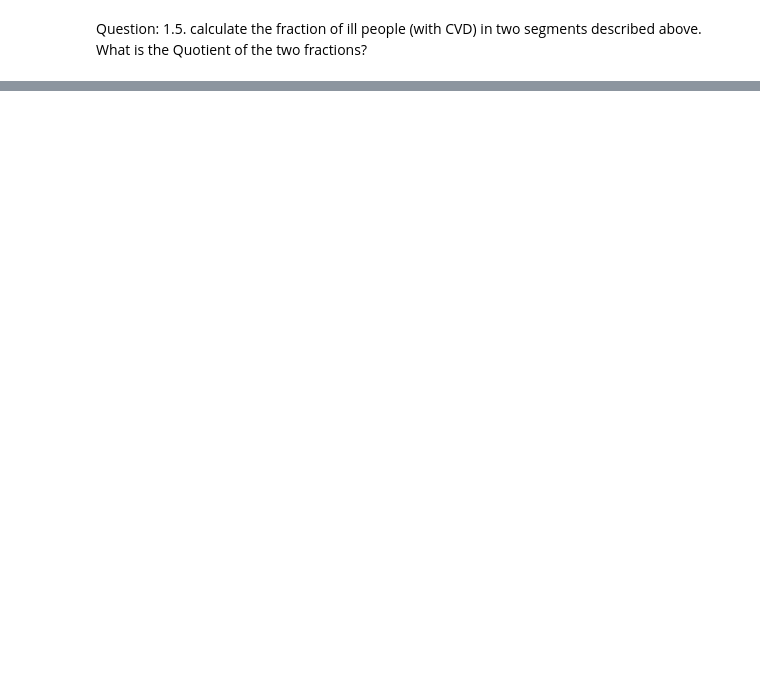
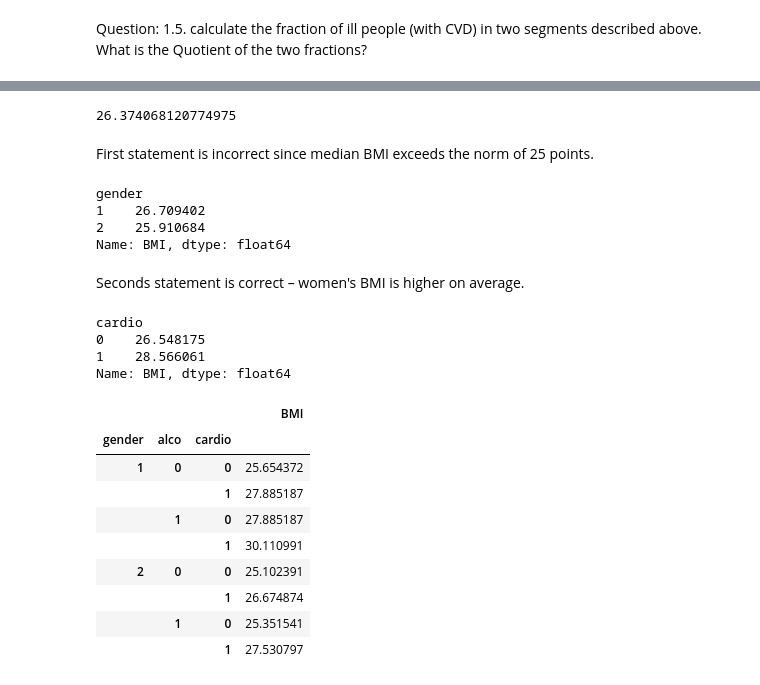
Before and after one commit to thamizhaiap/Exploratory-data-analysis, a Jupyter notebook: Cardiovascular disease EDA/2_Cardio vascular disease_EDA.ipynb, the cells around one changed output, grey strips where cells are left out. Drawn from its saved outputs; the diff is of its cells as text; code cells hidden in the pictures; blank space fills up the shorter version.

```diff
--- a/Cardiovascular disease EDA/2_Cardio vascular disease_EDA.ipynb
+++ b/Cardiovascular disease EDA/2_Cardio vascular disease_EDA.ipynb
@@ -182,0 +196,2 @@ Question: 1.5. calculate the fraction of ill people (with CVD) in two segments d
+# %%
+df['age_years'] =  round(df['age']/365.25).astype('int')
@@ -182,0 +230,37 @@ Question: 1.5. calculate the fraction of ill people (with CVD) in two segments d
+# %%
+df['BMI'] = df['weight']/(df['height']/100)**2
+# %%
+df['BMI'].median()
+# %% [output]
+26.374068120774975
+# %% [markdown]
+First statement is incorrect since median BMI exceeds the norm of 25 points.
+# %%
+df.groupby('gender')['BMI'].median()
+# %% [output]
+gender
+1    26.709402
+2    25.910684
+Name: BMI, dtype: float64
+# %% [markdown]
+Seconds statement is correct – women's BMI is higher on average.
+# %%
+df.groupby('cardio')['BMI'].mean()
+# %% [output]
+cardio
+0    26.548175
+1    28.566061
+Name: BMI, dtype: float64
+# %%
+df.groupby(['gender','alco','cardio'])['BMI'].median().to_frame()
+# %% [output]
+|  |  |  | BMI |
+| gender | alco | cardio |  |
+| 1 | 0 | 0 | 25.654372 |
+|  |  | 1 | 27.885187 |
+|  | 1 | 0 | 27.885187 |
+|  |  | 1 | 30.110991 |
+| 2 | 0 | 0 | 25.102391 |
+|  |  | 1 | 26.674874 |
+|  | 1 | 0 | 25.351541 |
+|  |  | 1 | 27.530797 |
```
Also changed, not shown: parts of 8 cells of this notebook.
